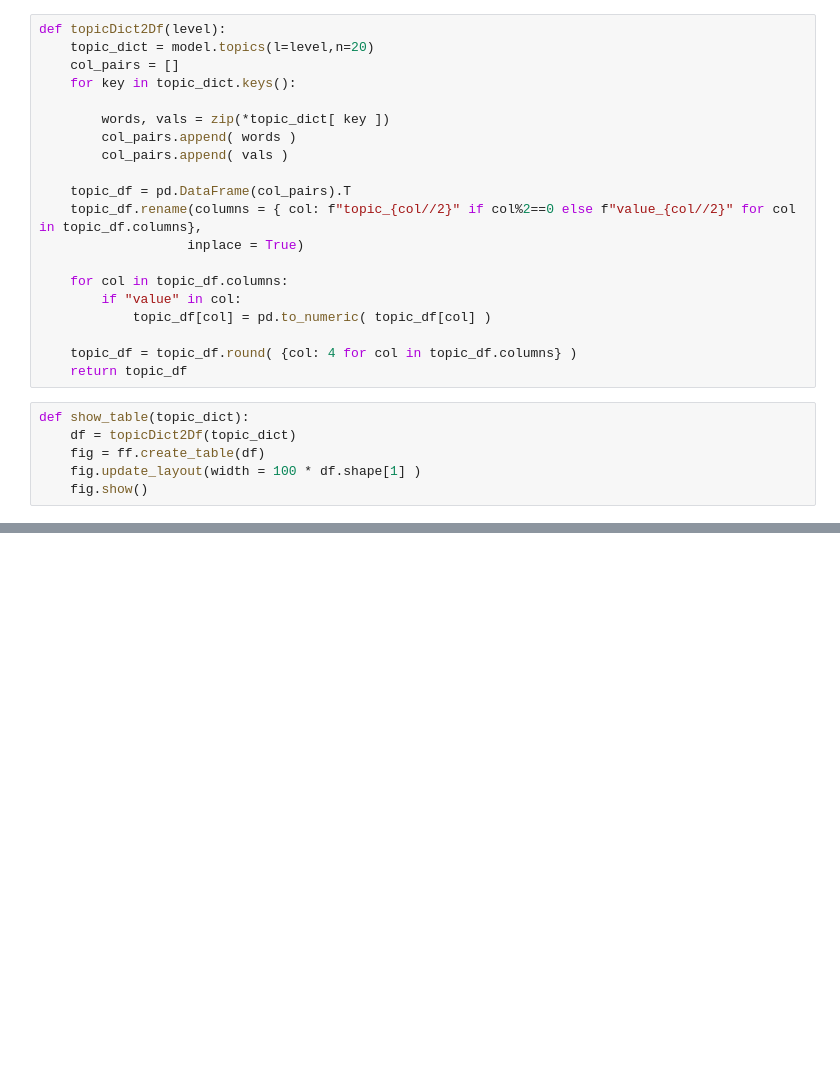
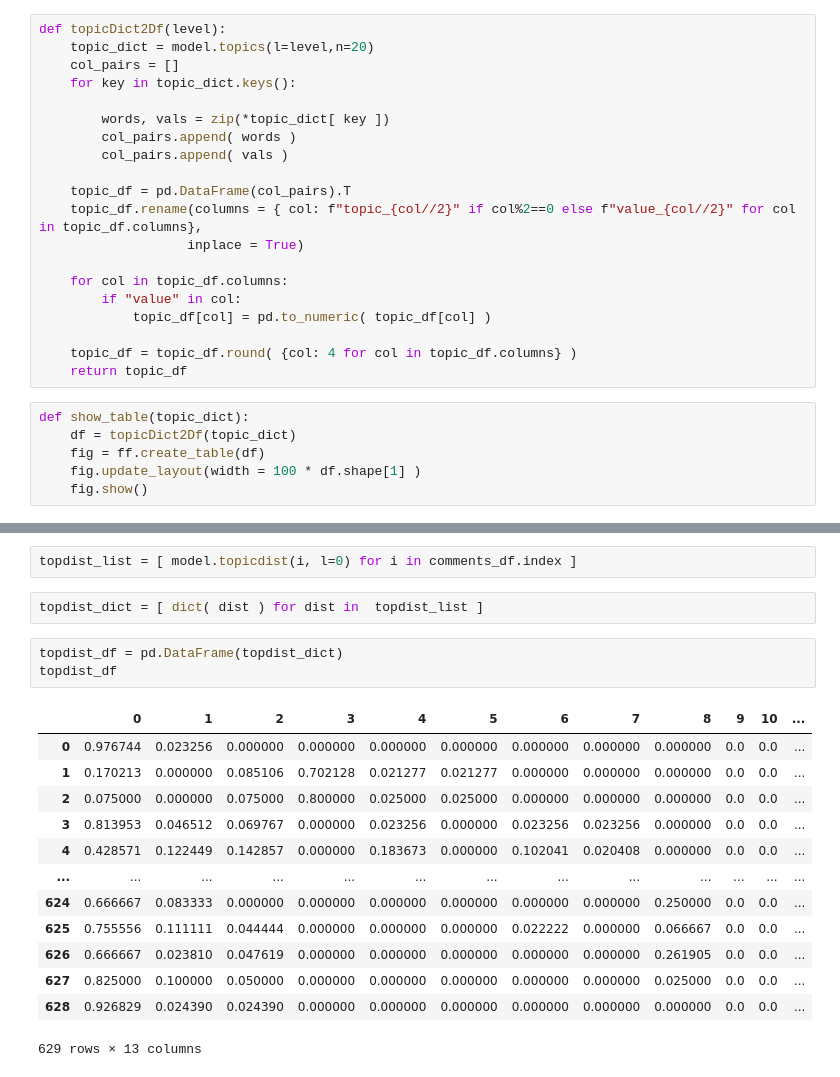
Before and after one commit to Balint831/Topic-detection-DSLab, a Jupyter notebook: workdir/Topic-Detection-on-Reddit/src/sbm.ipynb, the cells around one changed output, grey strips where cells are left out. Cells and saved outputs as stored; diff of their text form; blank space fills up the shorter version.

```diff
--- a/workdir/Topic-Detection-on-Reddit/src/sbm.ipynb
+++ b/workdir/Topic-Detection-on-Reddit/src/sbm.ipynb
@@ -118,0 +119,21 @@ topicDict2Df(level = 0)
+# %%
+topdist_list = [ model.topicdist(i, l=0) for i in comments_df.index ]
+# %%
+topdist_dict = [ dict( dist ) for dist in  topdist_list ]
+# %%
+topdist_df = pd.DataFrame(topdist_dict)
+topdist_df
+# %% [output]
+|  | 0 | 1 | 2 | 3 | 4 | 5 | 6 | 7 | 8 | 9 | 10 | ... |
+| 0 | 0.976744 | 0.023256 | 0.000000 | 0.000000 | 0.000000 | 0.000000 | 0.000000 | 0.000000 | 0.000000 | 0.0 | 0.0 | ... |
+| 1 | 0.170213 | 0.000000 | 0.085106 | 0.702128 | 0.021277 | 0.021277 | 0.000000 | 0.000000 | 0.000000 | 0.0 | 0.0 | ... |
+| 2 | 0.075000 | 0.000000 | 0.075000 | 0.800000 | 0.025000 | 0.025000 | 0.000000 | 0.000000 | 0.000000 | 0.0 | 0.0 | ... |
+| 3 | 0.813953 | 0.046512 | 0.069767 | 0.000000 | 0.023256 | 0.000000 | 0.023256 | 0.023256 | 0.000000 | 0.0 | 0.0 | ... |
+| 4 | 0.428571 | 0.122449 | 0.142857 | 0.000000 | 0.183673 | 0.000000 | 0.102041 | 0.020408 | 0.000000 | 0.0 | 0.0 | ... |
+| ... | ... | ... | ... | ... | ... | ... | ... | ... | ... | ... | ... | ... |
+| 624 | 0.666667 | 0.083333 | 0.000000 | 0.000000 | 0.000000 | 0.000000 | 0.000000 | 0.000000 | 0.250000 | 0.0 | 0.0 | ... |
+| 625 | 0.755556 | 0.111111 | 0.044444 | 0.000000 | 0.000000 | 0.000000 | 0.022222 | 0.000000 | 0.066667 | 0.0 | 0.0 | ... |
+| 626 | 0.666667 | 0.023810 | 0.047619 | 0.000000 | 0.000000 | 0.000000 | 0.000000 | 0.000000 | 0.261905 | 0.0 | 0.0 | ... |
+| 627 | 0.825000 | 0.100000 | 0.050000 | 0.000000 | 0.000000 | 0.000000 | 0.000000 | 0.000000 | 0.025000 | 0.0 | 0.0 | ... |
+| 628 | 0.926829 | 0.024390 | 0.024390 | 0.000000 | 0.000000 | 0.000000 | 0.000000 | 0.000000 | 0.000000 | 0.0 | 0.0 | ... |
+629 rows × 13 columns
```
Also changed, not shown: parts of 14 cells of this notebook, 3 other files.
